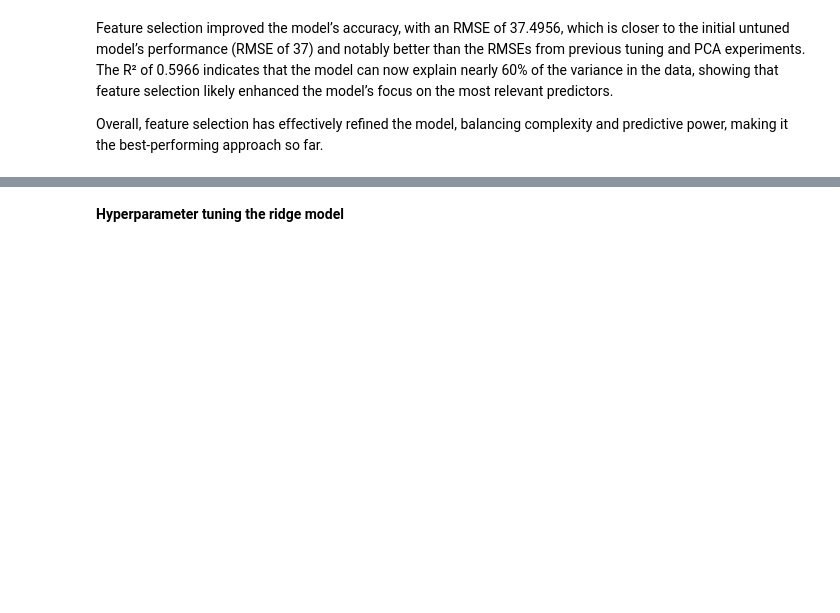
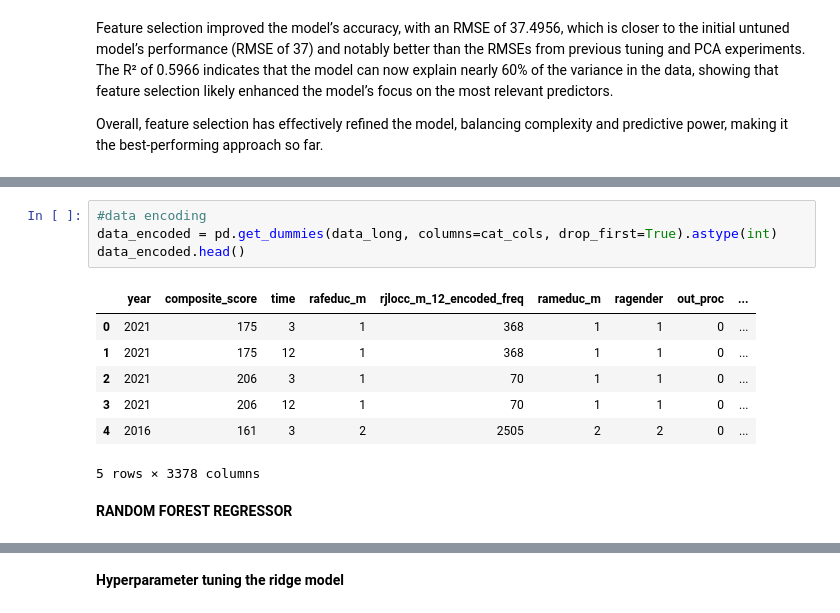
Before and after one commit to geomwangi007/Early-Detection-of-Alzheimer-s-Disease-and-Related-Dementias-Using-Social-Determinants-of-Health, a Jupyter notebook: Main_V3.ipynb, the cells around one changed output, grey strips where cells are left out. Drawn from its saved outputs; the diff is of its cells as text; blank space fills up the shorter version.

```diff
--- a/Main_V3.ipynb
+++ b/Main_V3.ipynb
@@ -1909,0 +1956,14 @@ Overall, feature selection has effectively refined the model, balancing complexi
+# %%
+#data encoding
+data_encoded = pd.get_dummies(data_long, columns=cat_cols, drop_first=True).astype(int)
+data_encoded.head()
+# %% [output]
+|  | year | composite_score | time | rafeduc_m | rjlocc_m_12_encoded_freq | rameduc_m | ragender | out_proc | ... |
+| 0 | 2021 | 175 | 3 | 1 | 368 | 1 | 1 | 0 | ... |
+| 1 | 2021 | 175 | 12 | 1 | 368 | 1 | 1 | 0 | ... |
+| 2 | 2021 | 206 | 3 | 1 | 70 | 1 | 1 | 0 | ... |
+| 3 | 2021 | 206 | 12 | 1 | 70 | 1 | 1 | 0 | ... |
+| 4 | 2016 | 161 | 3 | 2 | 2505 | 2 | 2 | 0 | ... |
+5 rows × 3378 columns
+# %% [markdown]
+**RANDOM FOREST REGRESSOR**
```
Also changed, not shown: parts of 45 cells of this notebook, 3 other files.
